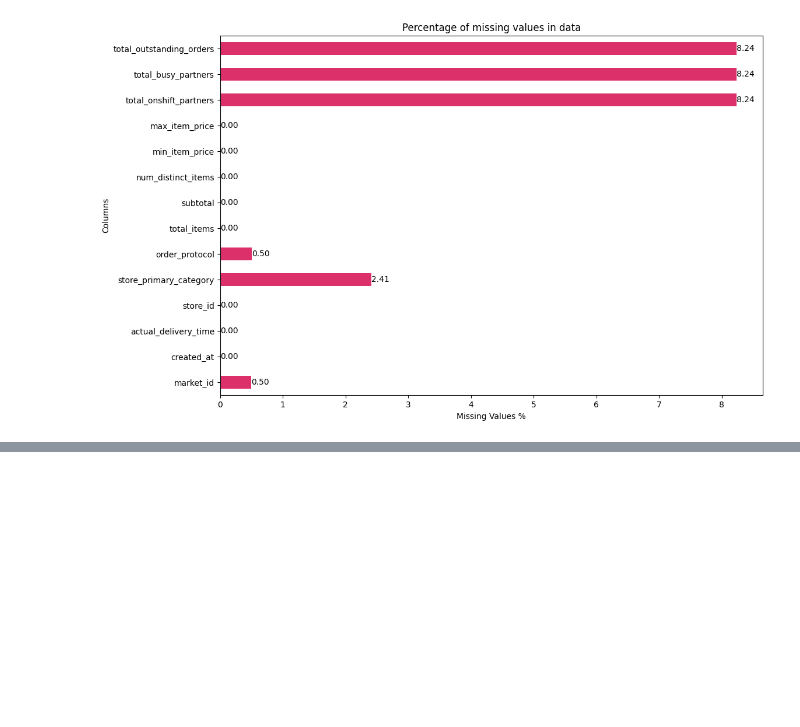
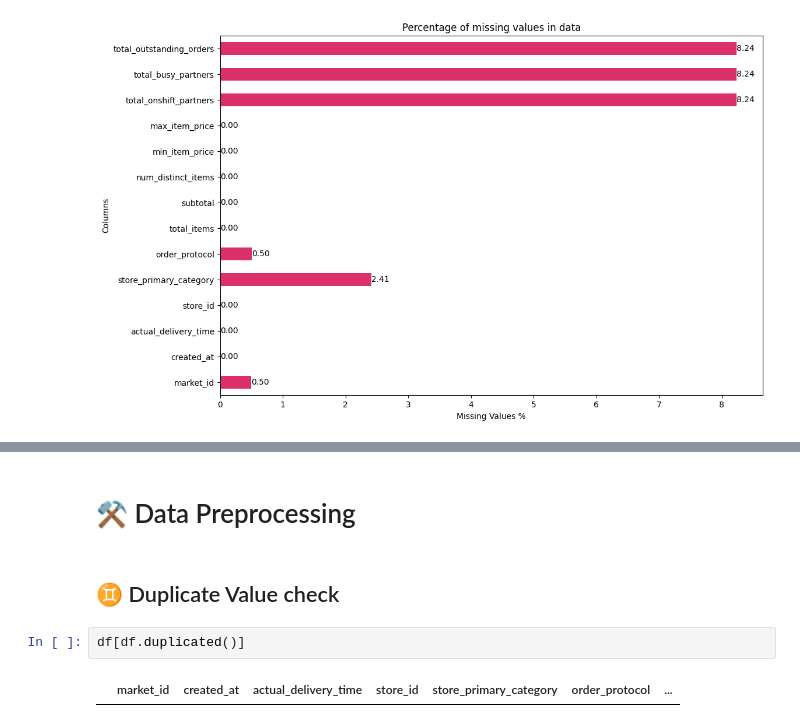
Before and after one commit to RahulHipparkar/Porter-NN-Regression, a Jupyter notebook: porter-nn-regression.ipynb, the cells around one changed output, grey strips where cells are left out. Saved outputs shown, nothing was run; the diff lists cells and outputs as text; blank space fills up the shorter version.

```diff
--- a/porter-nn-regression.ipynb
+++ b/porter-nn-regression.ipynb
@@ -199,0 +212,8 @@ plt.show()
+# %% [markdown]
+# ⚒️  Data Preprocessing
+# %% [markdown]
+## ♊ Duplicate Value check
+# %%
+df[df.duplicated()]
+# %% [output]
+|  | market_id | created_at | actual_delivery_time | store_id | store_primary_category | order_protocol | ... |
```
Also changed, not shown: parts of 24 cells of this notebook.
